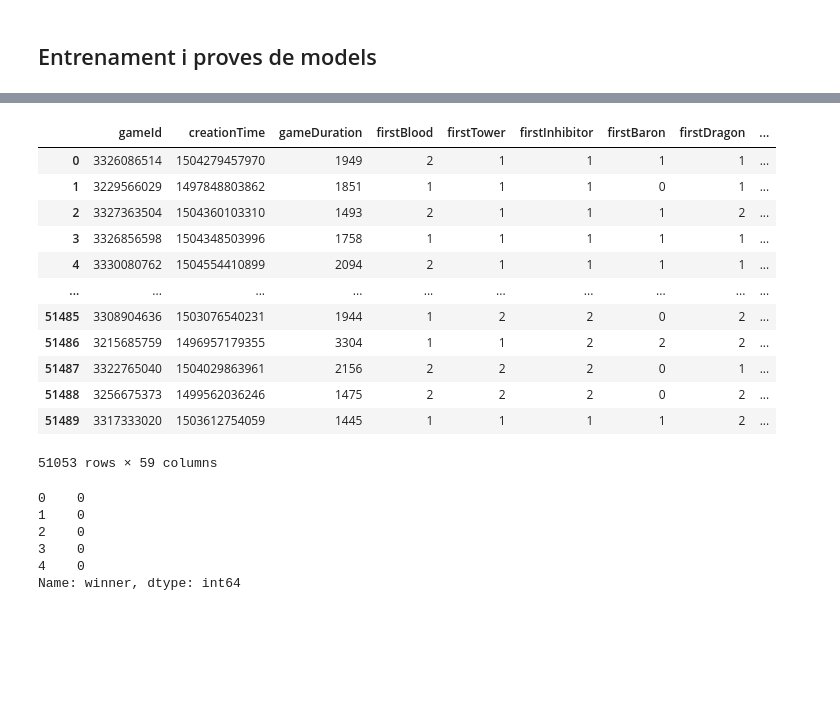
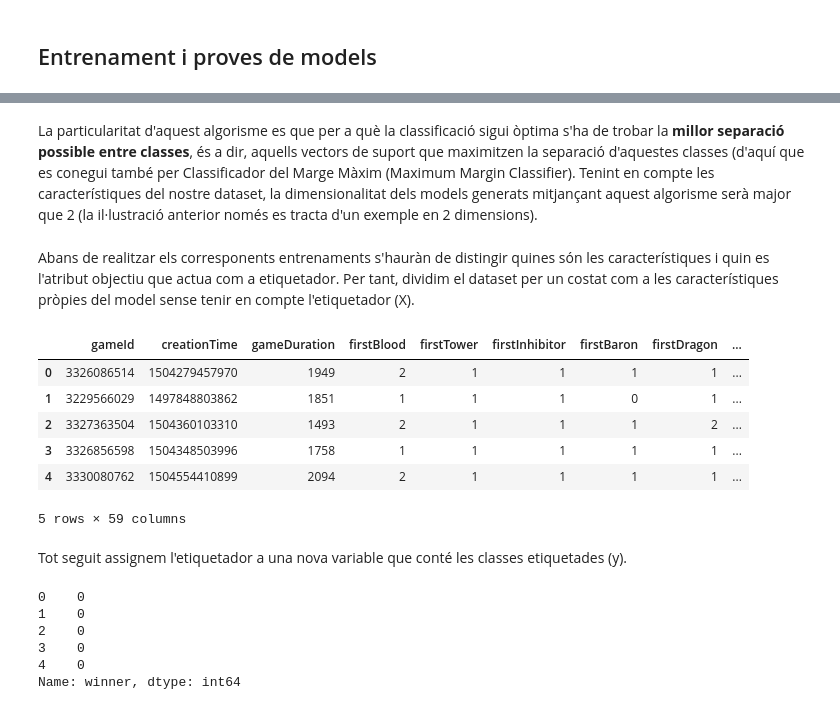
Before and after one commit to RubenRS040398/CasKaggleLoL, a Jupyter notebook: Kaggle.ipynb, the cells around one changed output, grey strips where cells are left out. Saved outputs shown, nothing was run; the diff lists cells and outputs as text; code cells hidden in the pictures; blank space fills up the shorter version.

Commit message:
Introducció entrenament i proves de models + Resum SVM + Enllaç GitHub

```diff
--- a/Kaggle.ipynb
+++ b/Kaggle.ipynb
@@ -293,20 +298,20 @@ Posant èmfasi altre cop en la dimensionalitat del dataset, ens pregunta si disp
+# %% [markdown]
+La particularitat d'aquest algorisme es que per a què la classificació sigui òptima s'ha de trobar la **millor separació possible entre classes**, és a dir, aquells vectors de suport que maximitzen la separació d'aquestes classes (d'aquí que es conegui també per Classificador del Marge Màxim (Maximum Margin Classifier). Tenint en compte les característiques del nostre dataset, la dimensionalitat dels models generats mitjançant aquest algorisme serà major que 2 (la il·lustració anterior només es tracta d'un exemple en 2 dimensions).
+# %% [markdown]
+Abans de realitzar els corresponents entrenaments s'hauràn de distingir quines són les característiques i quin es l'atribut objectiu que actua com a etiquetador. Per tant, dividim el dataset per un costat com a les característiques pròpies del model sense tenir en compte l'etiquetador (X).
 # %%
 ds_carac = dataset.drop('winner',axis=1)
-ds_carac
+ds_carac.head()
 # %% [output]
 |  | gameId | creationTime | gameDuration | firstBlood | firstTower | firstInhibitor | firstBaron | firstDragon | ... |
 | 0 | 3326086514 | 1504279457970 | 1949 | 2 | 1 | 1 | 1 | 1 | ... |
 | 1 | 3229566029 | 1497848803862 | 1851 | 1 | 1 | 1 | 0 | 1 | ... |
 | 2 | 3327363504 | 1504360103310 | 1493 | 2 | 1 | 1 | 1 | 2 | ... |
 | 3 | 3326856598 | 1504348503996 | 1758 | 1 | 1 | 1 | 1 | 1 | ... |
 | 4 | 3330080762 | 1504554410899 | 2094 | 2 | 1 | 1 | 1 | 1 | ... |
-| ... | ... | ... | ... | ... | ... | ... | ... | ... | ... |
-| 51485 | 3308904636 | 1503076540231 | 1944 | 1 | 2 | 2 | 0 | 2 | ... |
-| 51486 | 3215685759 | 1496957179355 | 3304 | 1 | 1 | 2 | 2 | 2 | ... |
-| 51487 | 3322765040 | 1504029863961 | 2156 | 2 | 2 | 2 | 0 | 1 | ... |
-| 51488 | 3256675373 | 1499562036246 | 1475 | 2 | 2 | 2 | 0 | 2 | ... |
-| 51489 | 3317333020 | 1503612754059 | 1445 | 1 | 1 | 1 | 1 | 2 | ... |
-51053 rows × 59 columns
+5 rows × 59 columns
+# %% [markdown]
+Tot seguit assignem l'etiquetador a una nova variable que conté les classes etiquetades (y).
 # %%
 ds_objectiu = dataset['winner']
 ds_objectiu.head()
```
Also changed, not shown: parts of 28 cells of this notebook, 1 other file.
